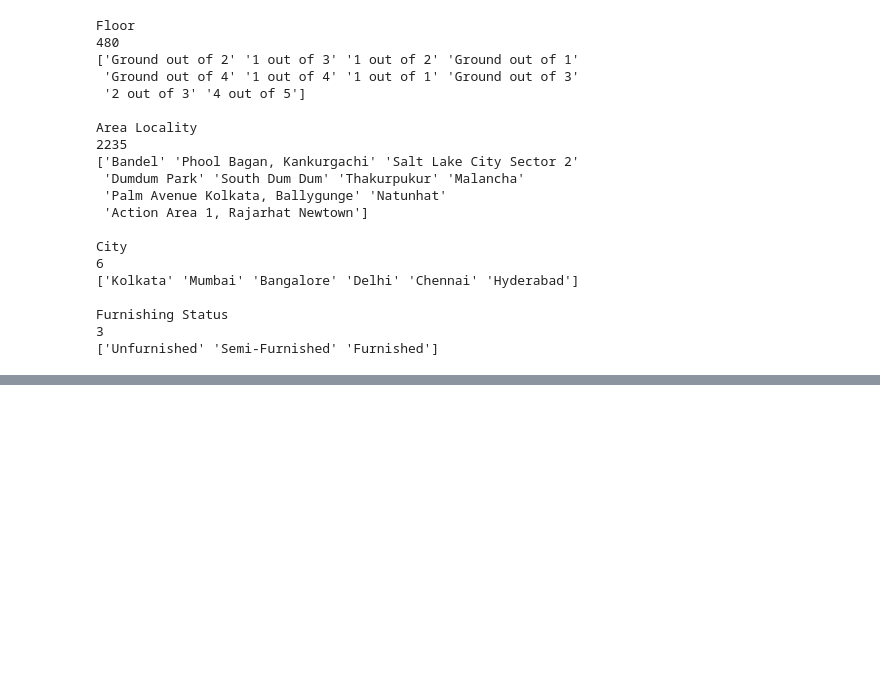
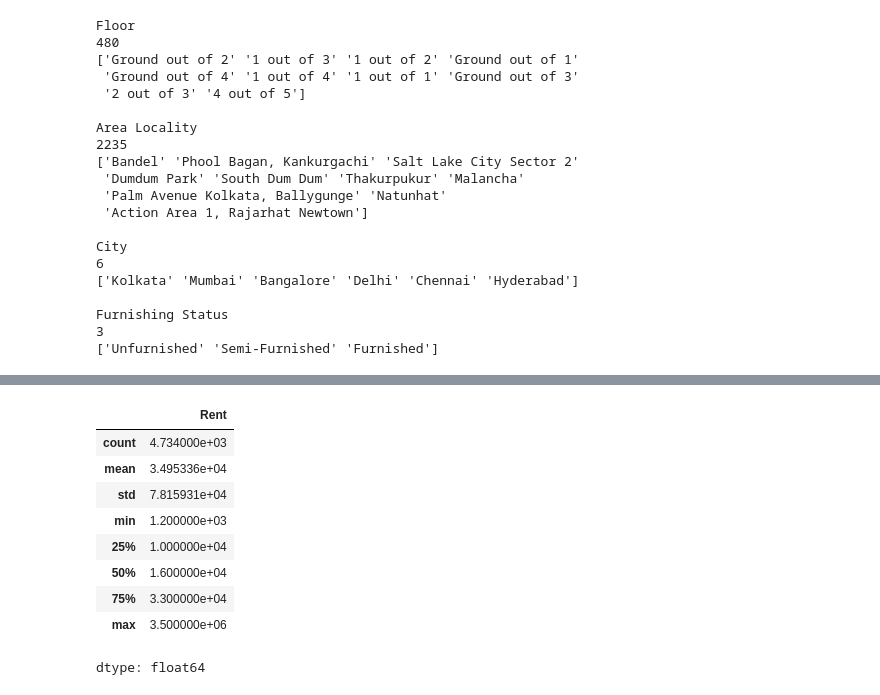
Before and after one commit to Comrade123-123/house-rent-predictor, a Jupyter notebook: house_rent_prediction.ipynb, the cells around one changed output, grey strips where cells are left out. Saved outputs shown, nothing was run; the diff lists cells and outputs as text; code cells hidden in the pictures; blank space fills up the shorter version.

```diff
--- a/house_rent_prediction.ipynb
+++ b/house_rent_prediction.ipynb
@@ -224,0 +247,13 @@ Furnishing Status
+# %%
+df["Rent"].describe()
+# %% [output]
+|  | Rent |
+| count | 4.734000e+03 |
+| mean | 3.495336e+04 |
+| std | 7.815931e+04 |
+| min | 1.200000e+03 |
+| 25% | 1.000000e+04 |
+| 50% | 1.600000e+04 |
+| 75% | 3.300000e+04 |
+| max | 3.500000e+06 |
+dtype: float64
```
Also changed, not shown: parts of 2 cells of this notebook.
